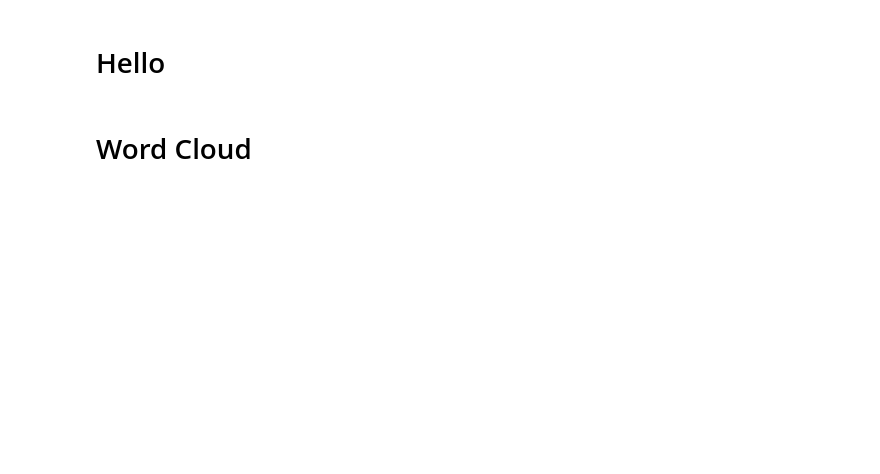
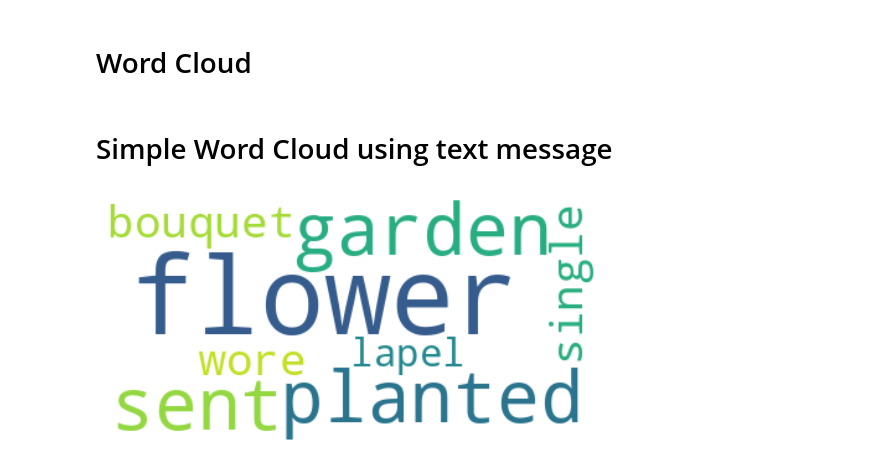
Before and after one commit to anumit-web/NLTK---ML-2025, a Jupyter notebook: WordCloud_1.ipynb, the cells around one changed output. Cells and saved outputs as stored; diff of their text form; code cells hidden in the pictures; blank space fills up the shorter version.

```diff
--- a/WordCloud_1.ipynb
+++ b/WordCloud_1.ipynb
@@ -1,9 +1,9 @@
 # %% [markdown]
 <a href="https://colab.research.google.com/github/anumit-web/NLTK---ML-2025/blob/main/WordCloud_1.ipynb" target="_parent"><img src="https://colab.research.google.com/assets/colab-badge.svg" alt="Open In Colab"/></a>
-# %% [markdown]
-# Hello
 # %% [markdown]
 # Word Cloud
+# %% [markdown]
+# Simple Word Cloud using text message
 # %%
 # Start with loading all necessary libraries
 import numpy as np
@@ -14,14 +16,18 @@ from wordcloud import WordCloud, STOPWORDS, ImageColorGenerator
 # %%
 
 # Create stopword list:
 stopwords = set(STOPWORDS)
-stopwords.update(["drink", "now", "wine", "flavor", "flavors"])
+
+text = "We planted flowers in the garden. He sent her a bouquet of flowers. He wore a single flower in his lapel"
+
 
 # Generate a word cloud image
 wordcloud = WordCloud(stopwords=stopwords, background_color="white").generate(text)
 
 # Display the generated image:
 # the matplotlib way:
 plt.imshow(wordcloud, interpolation='bilinear')
 plt.axis("off")
 plt.show()
+# %% [output]
+[figure, added]
```
Also changed, not shown: parts of 1 cell of this notebook.
